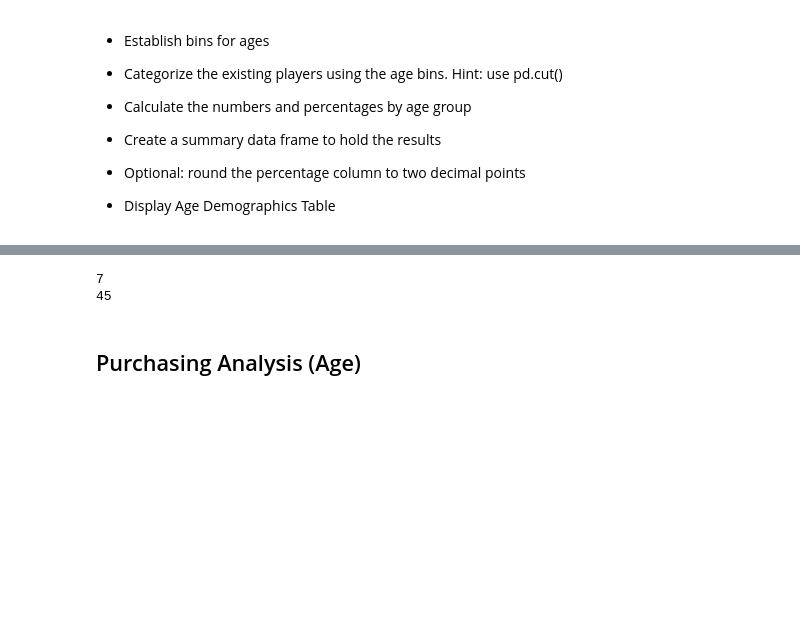
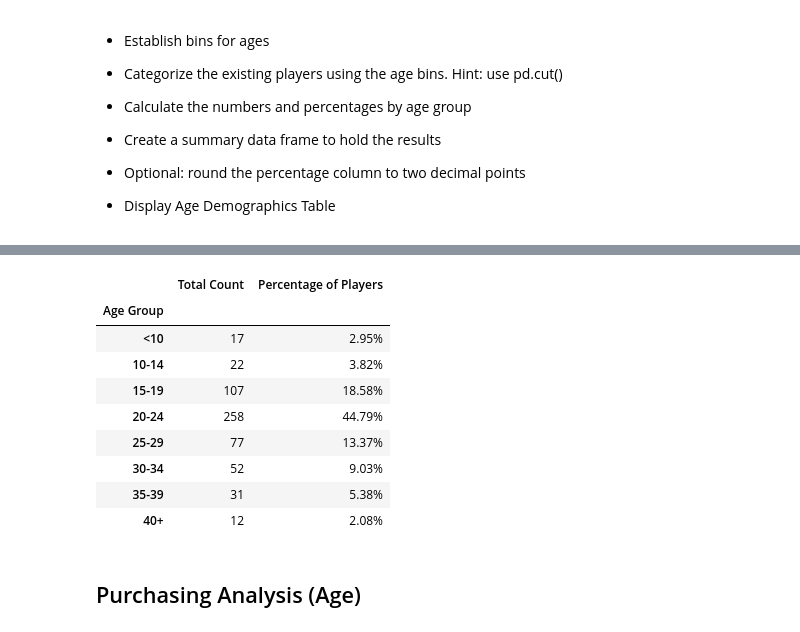
Before and after one commit to luchovzla/pandas-challenge, a Jupyter notebook: HeroesOfPymoli/HeroesOfPymoli_starter.ipynb, the cells around one changed output, grey strips where cells are left out. Drawn from its saved outputs; the diff is of its cells as text; code cells hidden in the pictures; blank space fills up the shorter version.

Commit message:
Completed Age Demographics section. Need to assemble Age Purchasing Summary

```diff
--- a/HeroesOfPymoli/HeroesOfPymoli_starter.ipynb
+++ b/HeroesOfPymoli/HeroesOfPymoli_starter.ipynb
@@ -198,18 +186,41 @@ gender_purchase_summary
-# %%
-# Age Demographics
-
-# Create bins to group data by
-
-min_age = purchase_data.min()["Age"]
-print(min_age)
-
-max_age = purchase_data.max()["Age"]
-print(max_age)
-
-bins = [0, 9.9, 14.9, 19.9, 24.9, 29.9, 34.9, 39.9, max_age]
-# %% [output]
-7
-45
+# %%
+# Age Demographics
+
+# Create bins to group data by
+
+max_age = purchase_data.max()["Age"]
+
+bins = [0, 9.9, 14.9, 19.9, 24.9, 29.9, 34.9, 39.9, max_age]
+bin_labels = ["<10", "10-14", "15-19", "20-24", "25-29", "30-34", "35-39", "40+"]
+
+# Create a unique SN dataframe with age
+
+age_demos_df = purchase_data.drop_duplicates("SN").iloc[:, 0:3]
+
+# Cut data and bin in respective age groups
+
+age_demos_df["Age Group"] = pd.cut(age_demos_df["Age"], bins, labels = bin_labels)
+
+# Group data
+
+age_demos_df2 = age_demos_df[["Age Group", "SN"]].rename(columns = {"SN": "Total Count"})
+age_demos_df2 = age_demos_df2.groupby("Age Group").count()
+
+# Create a percentage of players column and format appropriately
+
+age_demos_df2["Percentage of Players"] = (age_demos_df2["Total Count"] / age_demos_df2["Total Count"].sum() * 100).map("{:.2f}%".format)
+age_demos_df2
+# %% [output]
+|  | Total Count | Percentage of Players |
+| Age Group |  |  |
+| <10 | 17 | 2.95% |
+| 10-14 | 22 | 3.82% |
+| 15-19 | 107 | 18.58% |
+| 20-24 | 258 | 44.79% |
+| 25-29 | 77 | 13.37% |
+| 30-34 | 52 | 9.03% |
+| 35-39 | 31 | 5.38% |
+| 40+ | 12 | 2.08% |
 # %% [markdown]
 ## Purchasing Analysis (Age)
 # %% [markdown]
```
Also changed, not shown: parts of 3 cells of this notebook.
